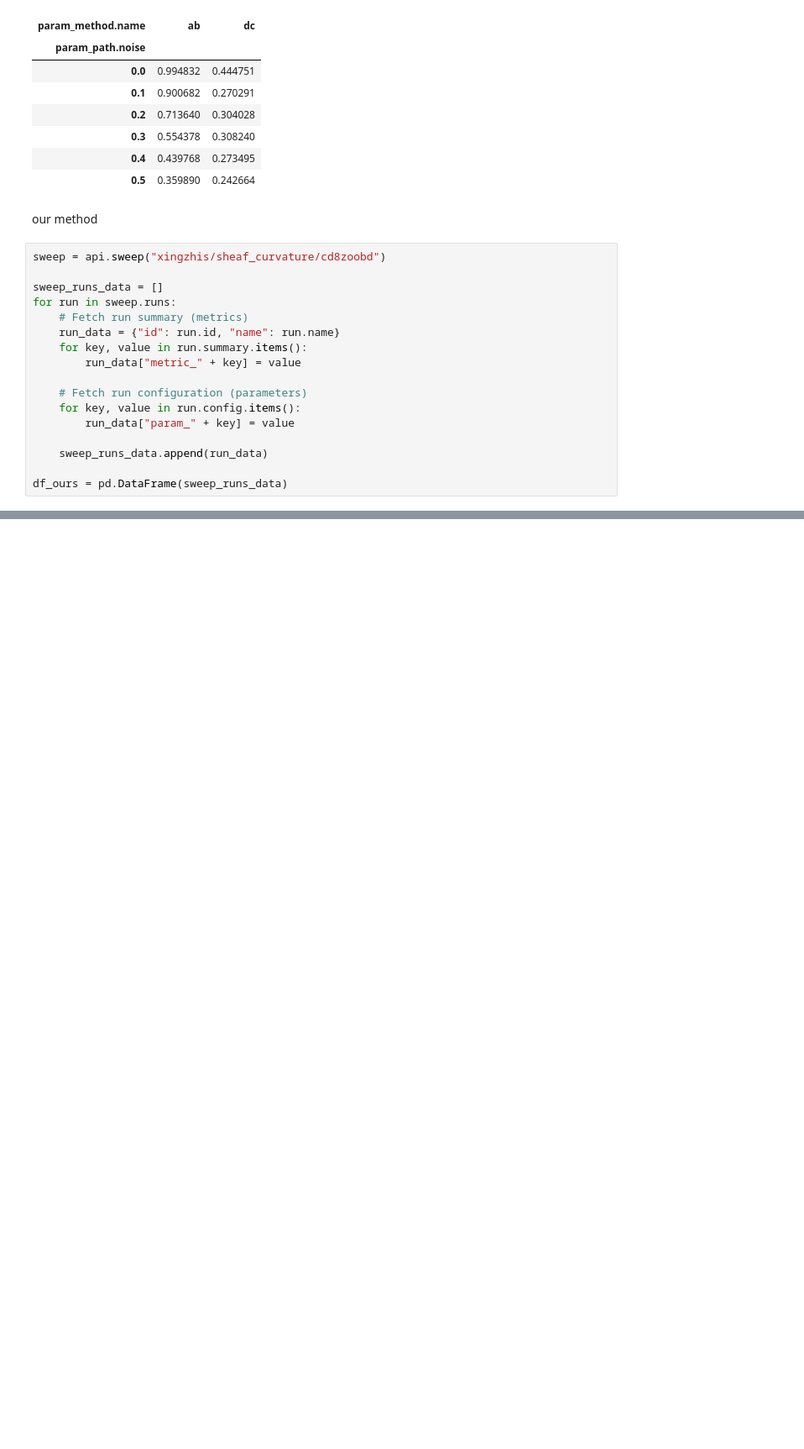
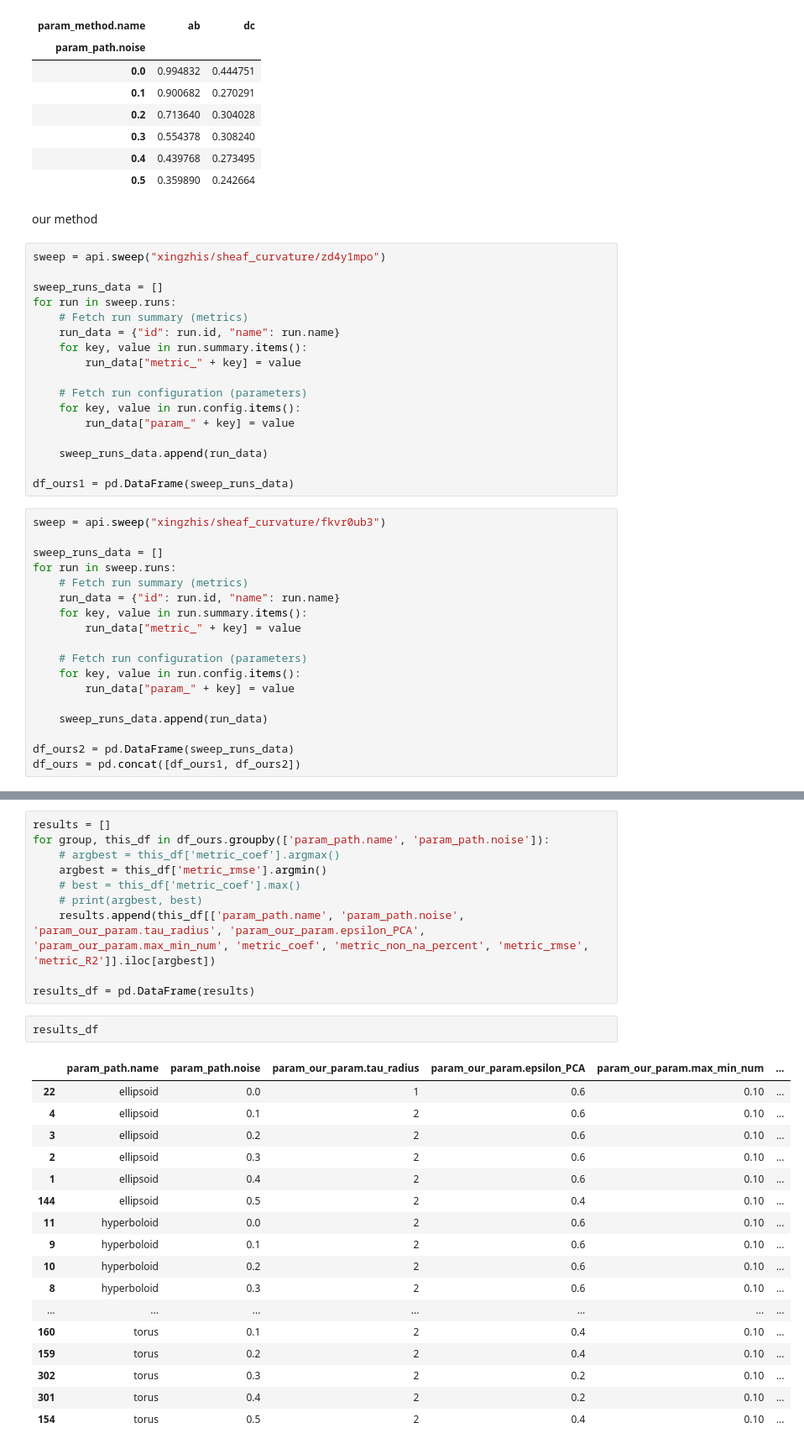
Before and after one commit to ZhangKaly/Principal-Curvature, a Jupyter notebook: notebooks/12.1-xs-comparison-results.ipynb, the cells around one changed output, grey strips where cells are left out. Shown at 84% size. Cells and saved outputs as stored; diff of their text form; blank space fills up the shorter version.

Commit message:
sweep results

```diff
--- a/notebooks/12.1-xs-comparison-results.ipynb
+++ b/notebooks/12.1-xs-comparison-results.ipynb
@@ -47,7 +48,7 @@ torus_table
 # %% [markdown]
 our method
 # %%
-sweep = api.sweep("xingzhis/sheaf_curvature/cd8zoobd")
+sweep = api.sweep("xingzhis/sheaf_curvature/zd4y1mpo")
 
 sweep_runs_data = []
 for run in sweep.runs:
@@ -62,7 +63,25 @@ for run in sweep.runs:
 
     sweep_runs_data.append(run_data)
 
-df_ours = pd.DataFrame(sweep_runs_data)
+df_ours1 = pd.DataFrame(sweep_runs_data)
+# %%
+sweep = api.sweep("xingzhis/sheaf_curvature/fkvr0ub3")
+
+sweep_runs_data = []
+for run in sweep.runs:
+    # Fetch run summary (metrics)
+    run_data = {"id": run.id, "name": run.name}
+    for key, value in run.summary.items():
+        run_data["metric_" + key] = value
+
+    # Fetch run configuration (parameters)
+    for key, value in run.config.items():
+        run_data["param_" + key] = value
+
+    sweep_runs_data.append(run_data)
+
+df_ours2 = pd.DataFrame(sweep_runs_data)
+df_ours = pd.concat([df_ours1, df_ours2])
 # %%
 (df_ours['metric_coef'] == 'NaN').mean()
 # %% [output]
@@ -130,0 +299,30 @@ torus_table1
+# %%
+results = []
+for group, this_df in df_ours.groupby(['param_path.name', 'param_path.noise']):
+    # argbest = this_df['metric_coef'].argmax()
+    argbest = this_df['metric_rmse'].argmin()
+    # best = this_df['metric_coef'].max()
+    # print(argbest, best)
+    results.append(this_df[['param_path.name', 'param_path.noise', 'param_our_param.tau_radius', 'param_our_param.epsilon_PCA', 'param_our_param.max_min_num', 'metric_coef', 'metric_non_na_percent', 'metric_rmse', 'metric_R2']].iloc[argbest])
+
+results_df = pd.DataFrame(results)
+# %%
+results_df
+# %% [output]
+|  | param_path.name | param_path.noise | param_our_param.tau_radius | param_our_param.epsilon_PCA | param_our_param.max_min_num | ... |
+| 22 | ellipsoid | 0.0 | 1 | 0.6 | 0.10 | ... |
+| 4 | ellipsoid | 0.1 | 2 | 0.6 | 0.10 | ... |
+| 3 | ellipsoid | 0.2 | 2 | 0.6 | 0.10 | ... |
+| 2 | ellipsoid | 0.3 | 2 | 0.6 | 0.10 | ... |
+| 1 | ellipsoid | 0.4 | 2 | 0.6 | 0.10 | ... |
+| 144 | ellipsoid | 0.5 | 2 | 0.4 | 0.10 | ... |
+| 11 | hyperboloid | 0.0 | 2 | 0.6 | 0.10 | ... |
+| 9 | hyperboloid | 0.1 | 2 | 0.6 | 0.10 | ... |
+| 10 | hyperboloid | 0.2 | 2 | 0.6 | 0.10 | ... |
+| 8 | hyperboloid | 0.3 | 2 | 0.6 | 0.10 | ... |
+| ... | ... | ... | ... | ... | ... | ... |
+| 160 | torus | 0.1 | 2 | 0.4 | 0.10 | ... |
+| 159 | torus | 0.2 | 2 | 0.4 | 0.10 | ... |
+| 302 | torus | 0.3 | 2 | 0.2 | 0.10 | ... |
+| 301 | torus | 0.4 | 2 | 0.2 | 0.10 | ... |
+| 154 | torus | 0.5 | 2 | 0.4 | 0.10 | ... |
```
Also changed, not shown: parts of 32 cells of this notebook, 11 other files.
